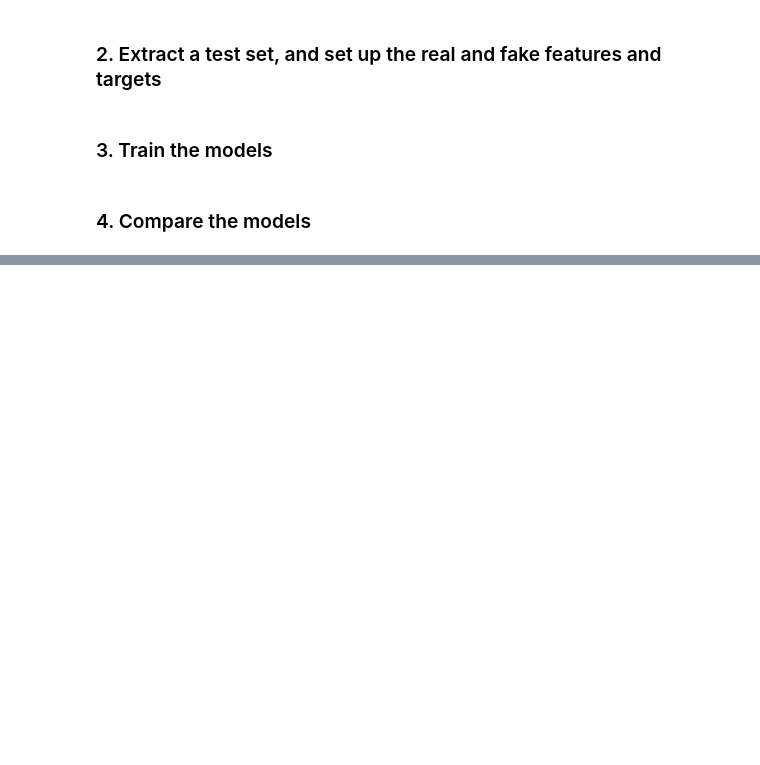
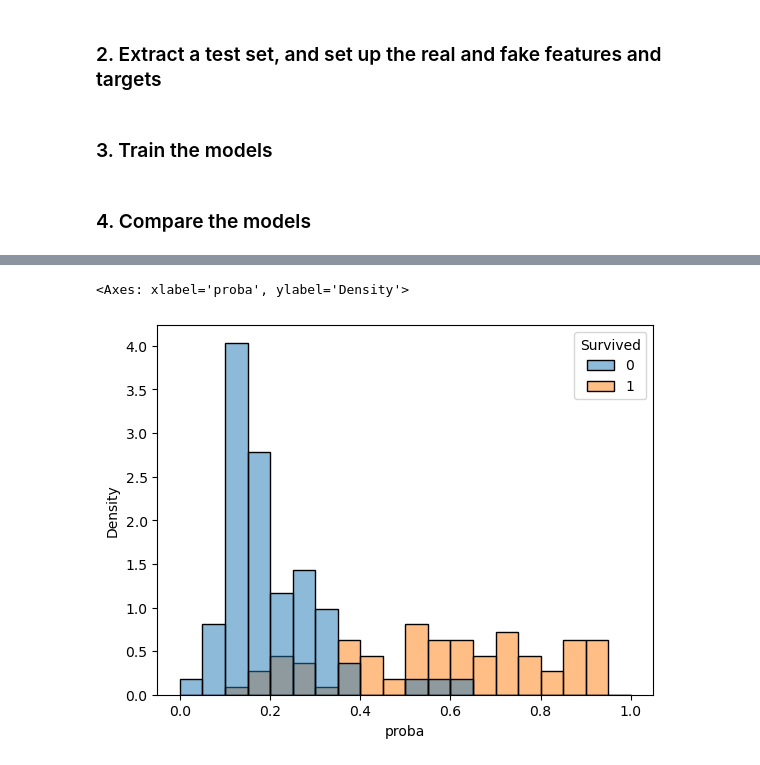
Before and after one commit to itsbigspark/ai-hackathon, a Jupyter notebook: notebooks/model_train.ipynb, the cells around one changed output, grey strips where cells are left out. Cells and saved outputs as stored; diff of their text form; code cells hidden in the pictures; blank space fills up the shorter version.

```diff
--- a/notebooks/model_train.ipynb
+++ b/notebooks/model_train.ipynb
@@ -57,7 +62,8 @@ model_real.fit(X_train_real, y_train_real)
 predictions_real = model_real.predict(X_test)
 # %%
-model_fake = RandomForestClassifier(n_estimators=100, max_depth=5, random_state=1)
+model_fake = LGBMClassifier(n_estimators=100, max_depth=5, random_state=1)
 model_fake.fit(X_train_fake, y_train_fake)
+proba_fake = model_fake.predict_proba(X_test)
 predictions_fake = model_fake.predict(X_test)
 # %% [markdown]
 ### 4. Compare the models
@@ -91,0 +120,11 @@ Recall: 0.49
+# %%
+sns.histplot(
+    data=scores_fake_df,
+    x="proba",
+    stat="density",
+    hue=LABEL,
+    bins=[0.05 * x for x in range(21)],
+)
+# %% [output]
+<Axes: xlabel='proba', ylabel='Density'>
+[figure, added]
```
Also changed, not shown: parts of 11 cells of this notebook.
